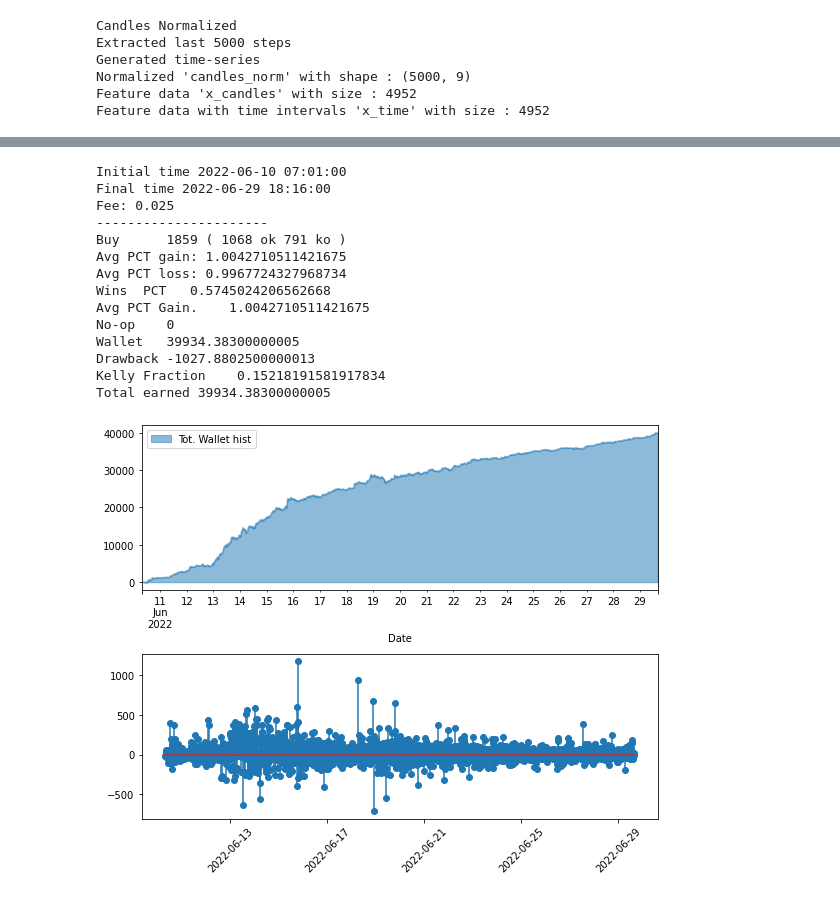
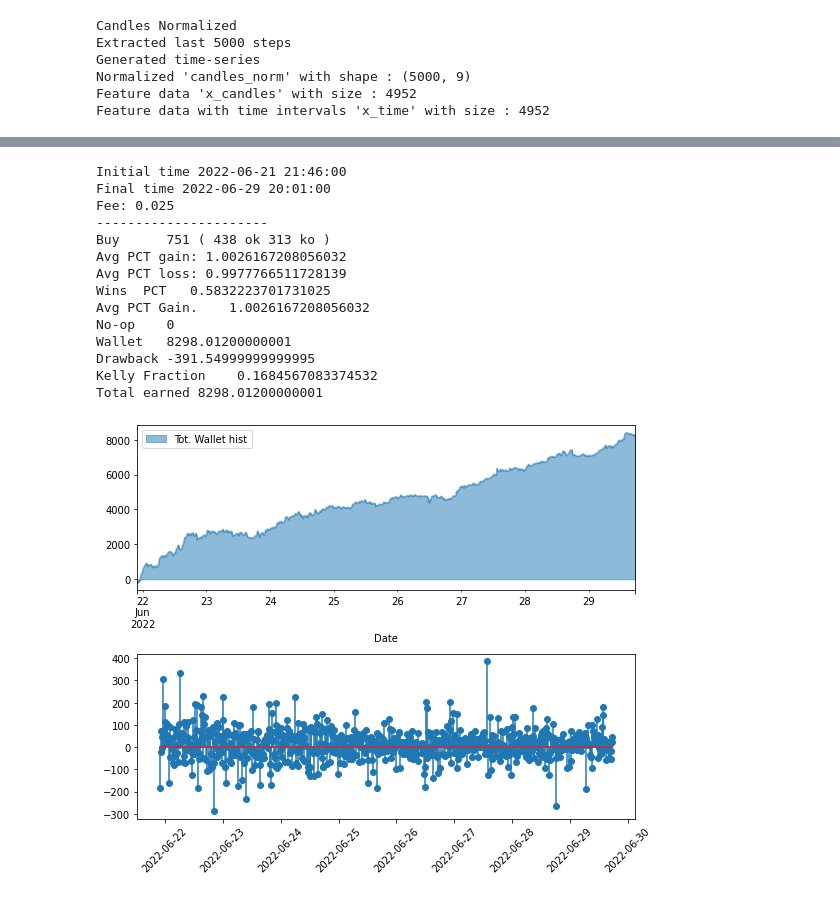
Before and after one commit to gabriele16/sats4u, a Jupyter notebook: colab/LSTM-CNN-BitCoin-Test-Trade.ipynb, the cells around one changed output, grey strips where cells are left out. Drawn from its saved outputs; the diff is of its cells as text; code cells hidden in the pictures.

```diff
--- a/colab/LSTM-CNN-BitCoin-Test-Trade.ipynb
+++ b/colab/LSTM-CNN-BitCoin-Test-Trade.ipynb
@@ -183,23 +183,23 @@ df_preds_true.dropna().iloc[-new_time_steps+300:]
 # %%
-wallet_hist_df,wallet,kelly_frac = s2b.backtest_df(df_preds_true.dropna().iloc[-new_time_steps*5:], step_back = + 10 ,
+wallet_hist_df,wallet,kelly_frac = s2b.backtest_df(df_preds_true.dropna().iloc[-new_time_steps*2:], step_back = + 10 ,
                                                     long_short = "longshort", fee=0.025, cutoff_long = 10. ,cutoff_short = 10.0)
 s2b.show_backtest_results(wallet,wallet_hist_df)
 # %% [output]
-Initial time 2022-06-10 07:01:00
-Final time 2022-06-29 18:16:00
+Initial time 2022-06-21 21:46:00
+Final time 2022-06-29 20:01:00
 Fee: 0.025
 ----------------------
-Buy      1859 ( 1068 ok 791 ko )
-Avg PCT gain: 1.0042710511421675
-Avg PCT loss: 0.9967724327968734
-Wins  PCT   0.5745024206562668
-Avg PCT Gain.    1.0042710511421675
+Buy      751 ( 438 ok 313 ko )
+Avg PCT gain: 1.0026167208056032
+Avg PCT loss: 0.9977766511728139
+Wins  PCT   0.5832223701731025
+Avg PCT Gain.    1.0026167208056032
 No-op    0
-Wallet   39934.38300000005
-Drawback -1027.8802500000013
-Kelly Fraction    0.15218191581917834
-Total earned 39934.38300000005
+Wallet   8298.01200000001
+Drawback -391.54999999999995
+Kelly Fraction    0.1684567083374532
+Total earned 8298.01200000001
-[figure, old version]
+[figure, new version]
 # %%
 def tryexceptwait(func):
   def inner(*args,**kwargs):
```
Also changed, not shown: parts of 7 cells of this notebook, 1 other file.
